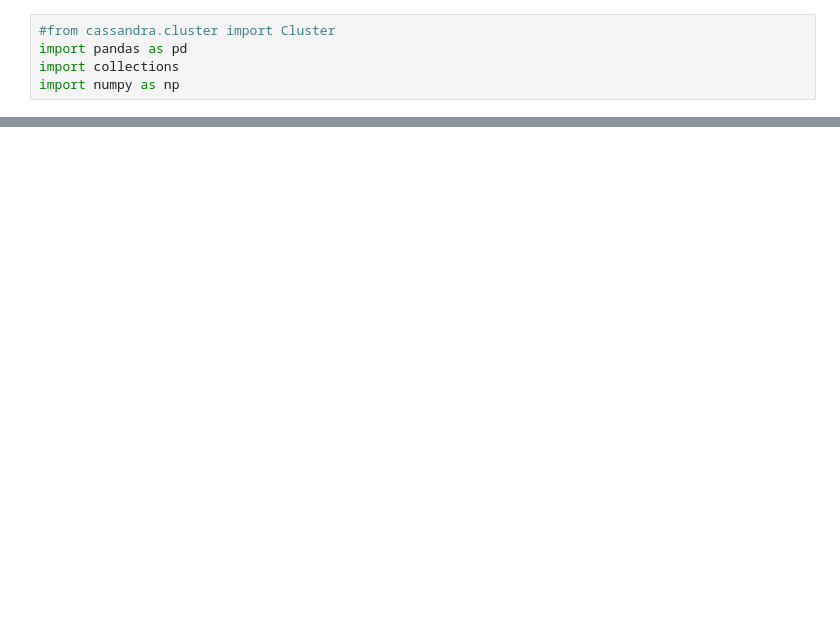
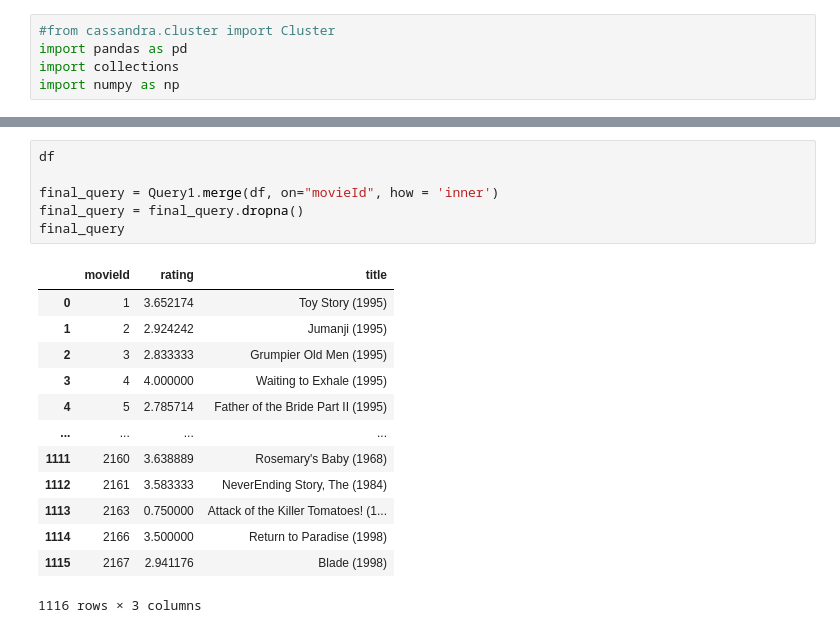
Before and after one commit to Pspetz/Big-Data-Analytics, a Jupyter notebook: query1.ipynb, the cells around one changed output, grey strips where cells are left out. Cells and saved outputs as stored; diff of their text form; blank space fills up the shorter version.

```diff
--- a/query1.ipynb
+++ b/query1.ipynb
@@ -140,0 +106,20 @@ compare_dict_values(dicts,4)
+# %%
+df
+
+final_query = Query1.merge(df, on="movieId", how = 'inner')
+final_query = final_query.dropna()
+final_query
+# %% [output]
+|  | movieId | rating | title |
+| 0 | 1 | 3.652174 | Toy Story (1995) |
+| 1 | 2 | 2.924242 | Jumanji (1995) |
+| 2 | 3 | 2.833333 | Grumpier Old Men (1995) |
+| 3 | 4 | 4.000000 | Waiting to Exhale (1995) |
+| 4 | 5 | 2.785714 | Father of the Bride Part II (1995) |
+| ... | ... | ... | ... |
+| 1111 | 2160 | 3.638889 | Rosemary's Baby (1968) |
+| 1112 | 2161 | 3.583333 | NeverEnding Story, The (1984) |
+| 1113 | 2163 | 0.750000 | Attack of the Killer Tomatoes! (1... |
+| 1114 | 2166 | 3.500000 | Return to Paradise (1998) |
+| 1115 | 2167 | 2.941176 | Blade (1998) |
+1116 rows × 3 columns
```
Also changed, not shown: parts of 19 cells of this notebook.
